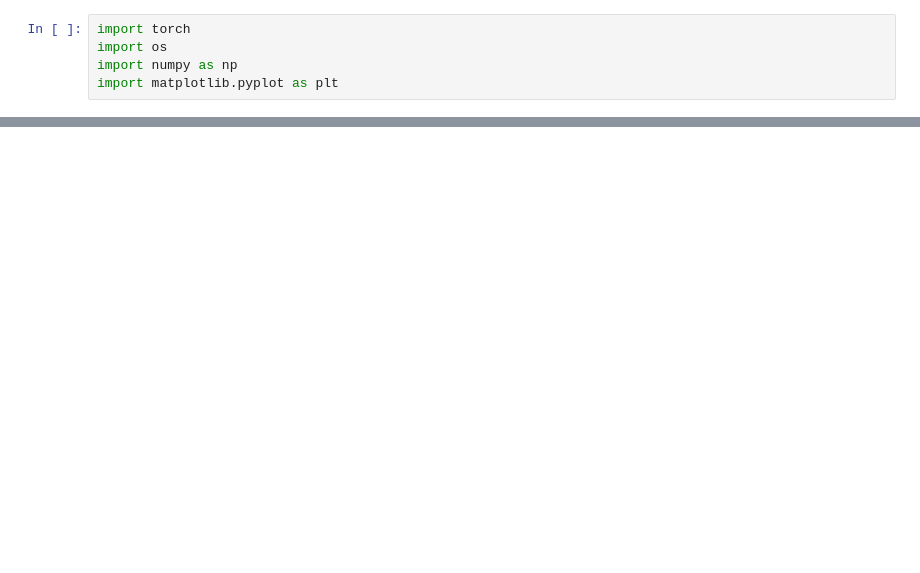
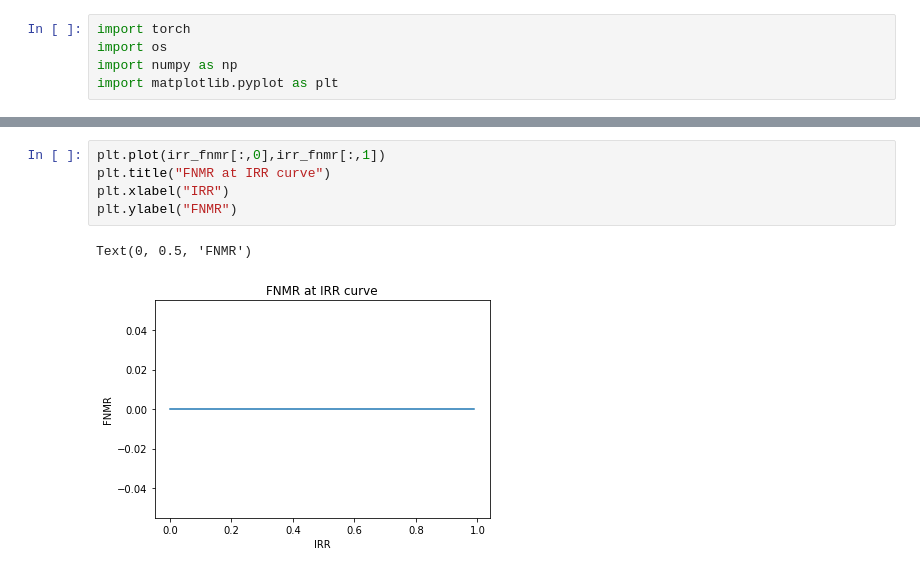
Before and after one commit to marekkles/DP, a Jupyter notebook: performance.ipynb, the cells around one changed output, grey strips where cells are left out. Saved outputs shown, nothing was run; the diff lists cells and outputs as text; blank space fills up the shorter version.

```diff
--- a/performance.ipynb
+++ b/performance.ipynb
@@ -66,3 +74,11 @@ Text(0, 0.5, 'FNMR')
+# %%
+plt.plot(irr_fnmr[:,0],irr_fnmr[:,1])
+plt.title("FNMR at IRR curve")
+plt.xlabel("IRR")
+plt.ylabel("FNMR")
+# %% [output]
+Text(0, 0.5, 'FNMR')
+[figure, added]
 # %%
 plt.plot(t_range, fmr_at_fnmr[:,0], label="FMR")
 plt.plot(t_range, fmr_at_fnmr[:,1], label="FNMR")
```
Also changed, not shown: parts of 9 cells of this notebook, 2 other files.
